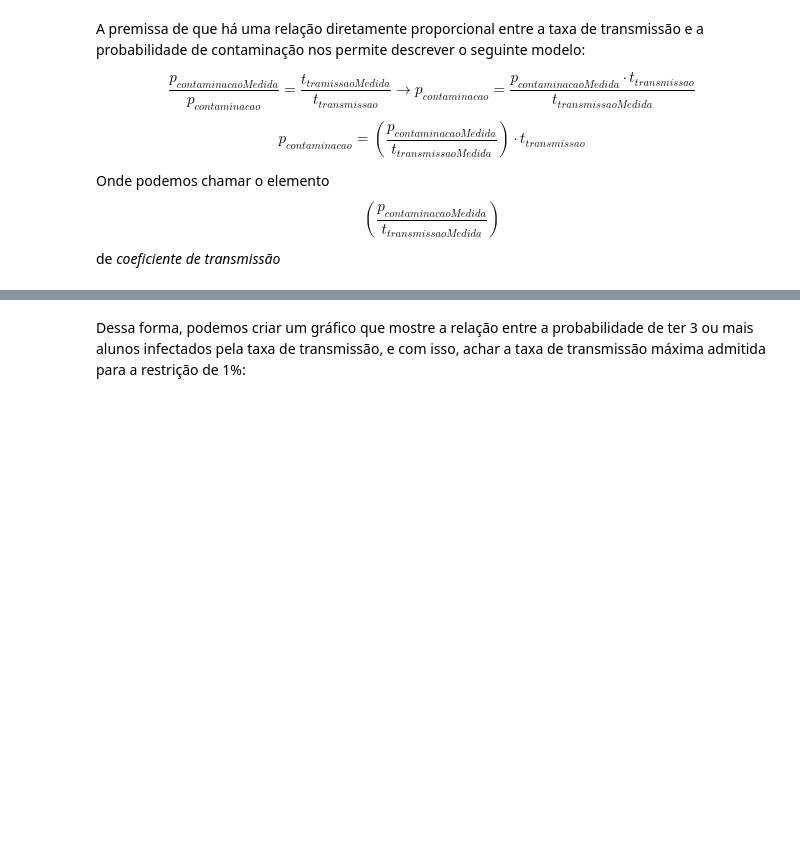
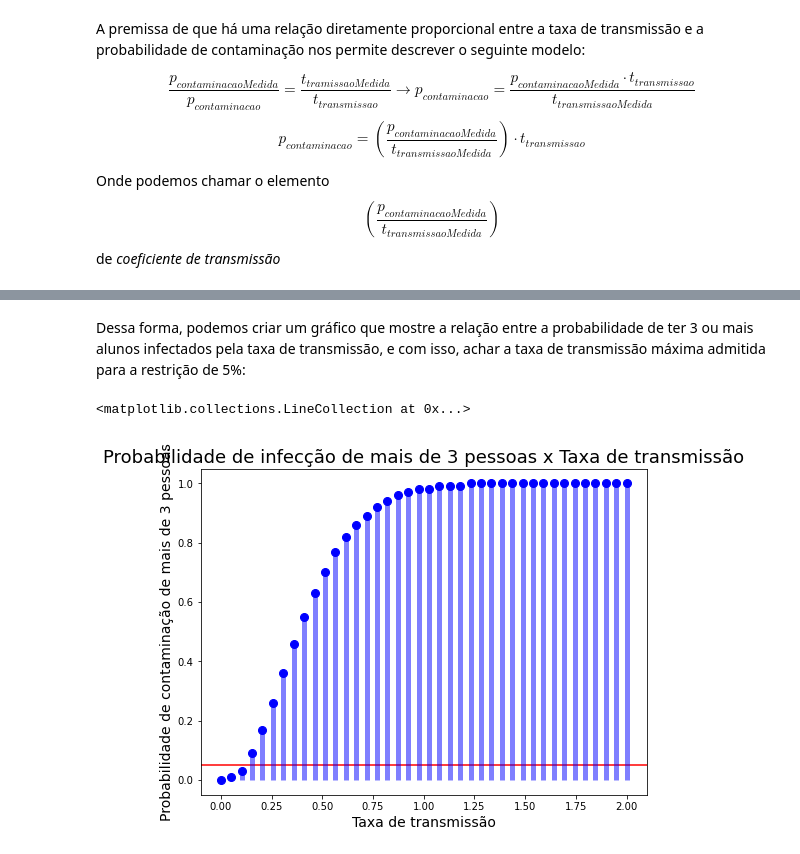
Before and after one commit to demetriusjube/ppca-aedi, a Jupyter notebook: distribuicao-binomial/probabilidade-covid.ipynb, the cells around one changed output, grey strips where cells are left out. Saved outputs shown, nothing was run; the diff lists cells and outputs as text; code cells hidden in the pictures; blank space fills up the shorter version.

Commit message:
Gráfico de probabilidade x taxa de transmissão

```diff
--- a/distribuicao-binomial/probabilidade-covid.ipynb
+++ b/distribuicao-binomial/probabilidade-covid.ipynb
@@ -98,2 +99,24 @@ Coeficiente de transmissão calculado:  0.16
 # %% [markdown]
-Dessa forma, podemos criar um gráfico que mostre a relação entre a probabilidade de ter 3 ou mais alunos infectados pela taxa de transmissão, e com isso, achar a taxa de transmissão máxima admitida para a restrição de 1%:
+Dessa forma, podemos criar um gráfico que mostre a relação entre a probabilidade de ter 3 ou mais alunos infectados pela taxa de transmissão, e com isso, achar a taxa de transmissão máxima admitida para a restrição de 5%:
+# %%
+def calcularProbabilidadePeloMenos3PelaTransmissao(taxaTransmissao, quantidadeAlunos, maximoInfectados):
+    probabilidadeTxTransmissao = coeficienteDeTransmissao * taxaTransmissao
+    probabilidadeMax2Infectados = binom.cdf(maximoInfectados,quantidadeAlunos, probabilidadeTxTransmissao).round(2)
+    return 1-probabilidadeMax2Infectados;
+
+XtaxaDeTransmissao = np.linspace(0,2, 40)
+Yprobabilidades = []
+
+for txTransmissao in XtaxaDeTransmissao:
+    Yprobabilidades.append(calcularProbabilidadePeloMenos3PelaTransmissao(txTransmissao, 30, 2))
+
+fig_transmissao, ax_transmissao = plt.subplots(1, 1, figsize=(8, 6))
+ax_transmissao.plot(XtaxaDeTransmissao, Yprobabilidades, 'bo', ms=8, label='geom pmf')
+plt.ylabel("Probabilidade de contaminação de mais de 3 pessoas", fontsize="14")
+plt.xlabel("Taxa de transmissão", fontsize="14")
+plt.axhline(y=0.05, color='r', linestyle='-')
+plt.title("Probabilidade de infecção de mais de 3 pessoas x Taxa de transmissão", fontsize="18")
+ax_transmissao.vlines(XtaxaDeTransmissao, 0, Yprobabilidades, colors='b', lw=5, alpha=0.5)
+# %% [output]
+<matplotlib.collections.LineCollection at 0x...>
+[figure, added]
```
Also changed, not shown: parts of 6 cells of this notebook.
